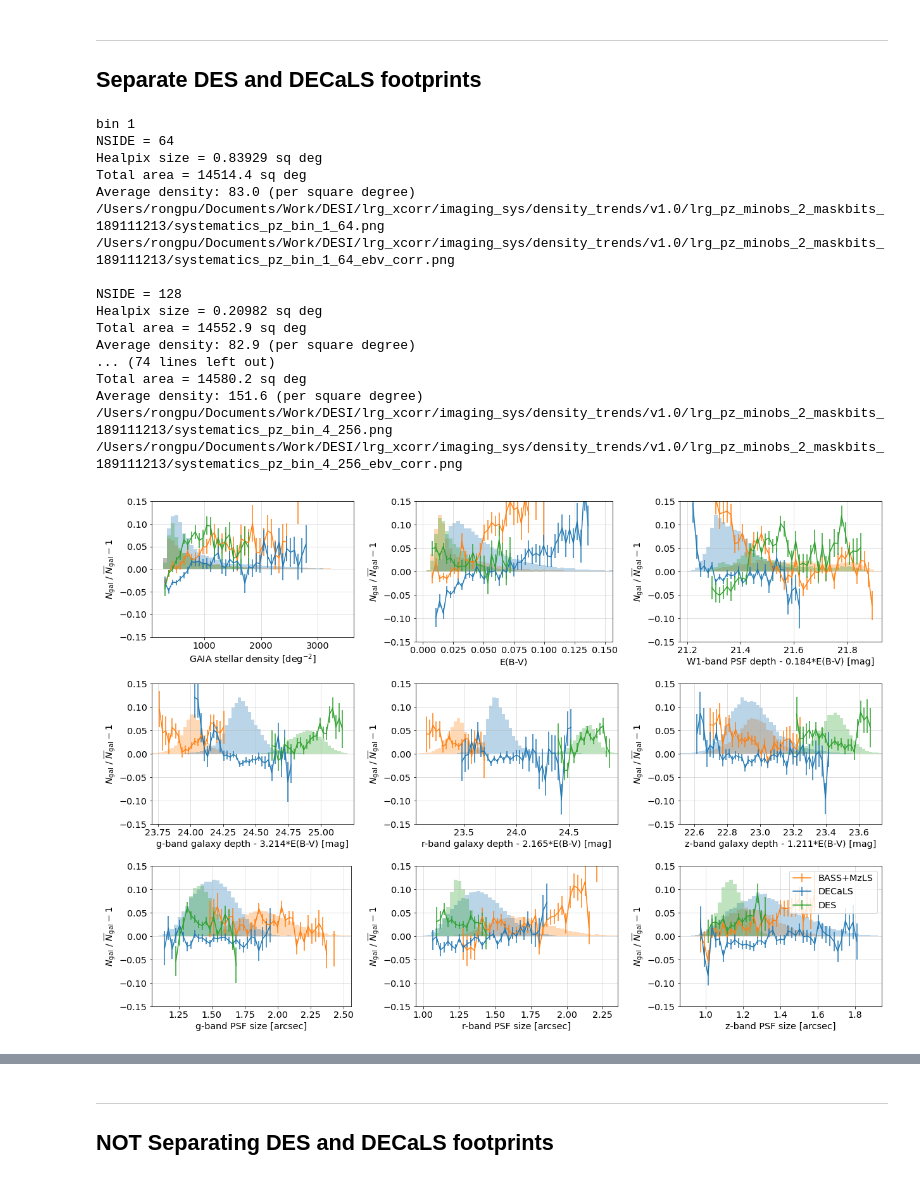
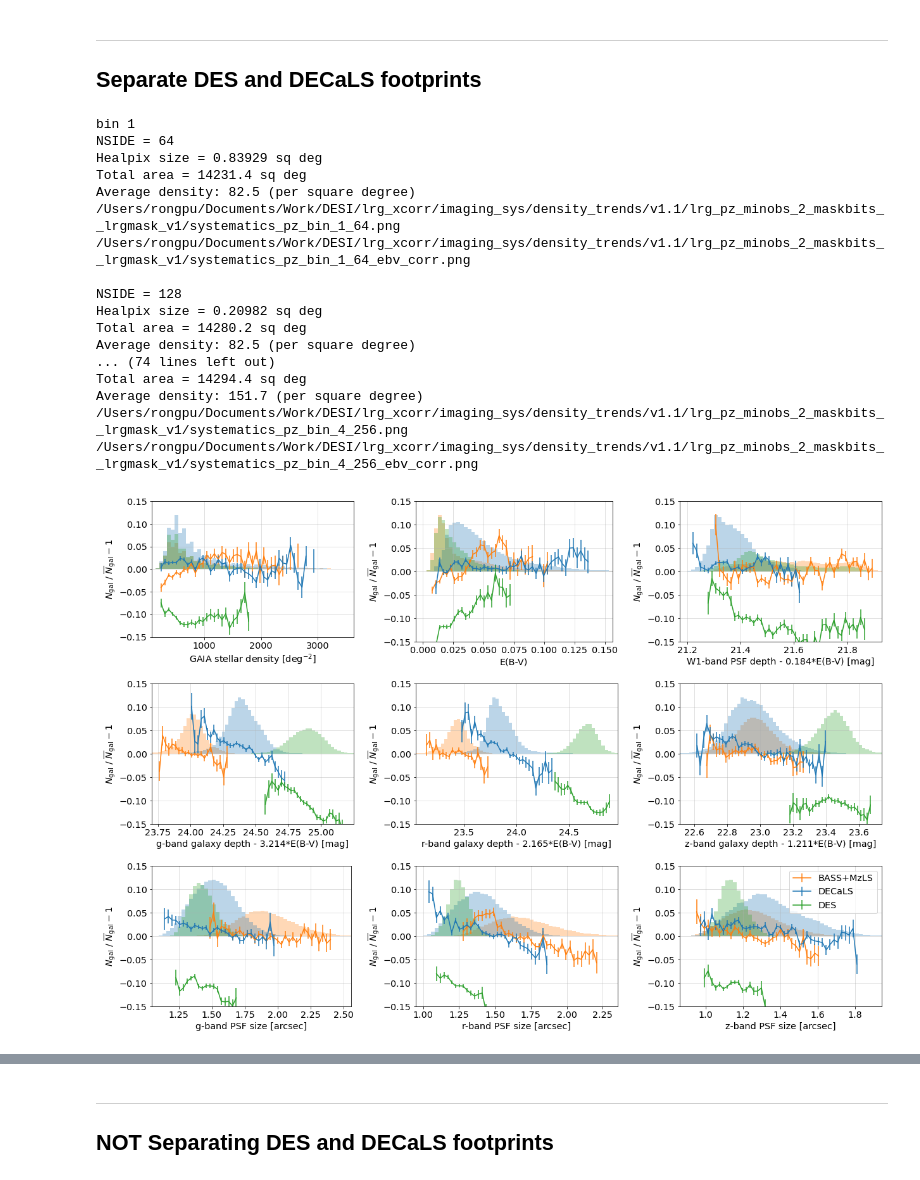
Before and after one commit to rongpu/desi-targets, a Jupyter notebook: lrg_xcorr/density_variations.ipynb, the cells around one changed output, grey strips where cells are left out. Drawn from its saved outputs; the diff is of its cells as text; code cells hidden in the pictures.

```diff
--- a/lrg_xcorr/density_variations.ipynb
+++ b/lrg_xcorr/density_variations.ipynb
@@ -112,10 +120,10 @@ for bin_index in range(1, 5):
             else:
                 field = 'south'
 
-            density = Table.read(os.path.join(target_densities_dir, 'density_map_lrg_pz_bin_{}_{}_nside_{}_minobs_{}_maskbits_{}.fits'.format(bin_index, field, nside, min_nobs, ''.join([str(tmp) for tmp in maskbits]))))
-            maps = Table.read(os.path.join(randoms_counts_dir, 'counts_{}_nside_{}_minobs_{}_maskbits_{}.fits'.format(field, nside, min_nobs, ''.join([str(tmp) for tmp in maskbits]))))
+            density = Table.read(os.path.join(target_densities_dir, 'density_map_lrg_pz_bin_{}_{}_nside_{}_minobs_{}.fits'.format(bin_index, field, nside, min_nobs)))
+            maps = Table.read(os.path.join(randoms_counts_dir, 'counts_{}_nside_{}_minobs_{}_maskbits_{}.fits'.format(field, nside, min_nobs, ''.join([str(tmp) for tmp in maskbits])+lrgmask_str)))
             maps = maps[maps['n_randoms']>0]
-            maps1 = Table.read(os.path.join(randoms_systematics_dir, 'systematics_{}_nside_{}_minobs_{}_maskbits_{}.fits'.format(field, nside, min_nobs, ''.join([str(tmp) for tmp in maskbits]))))
+            maps1 = Table.read(os.path.join(randoms_systematics_dir, 'systematics_{}_nside_{}_minobs_{}_maskbits_{}.fits'.format(field, nside, min_nobs, ''.join([str(tmp) for tmp in maskbits])+lrgmask_str)))
             maps1.remove_columns(['RA', 'DEC'])
             maps = join(maps, maps1, join_type='inner', keys='HPXPIXEL')
             maps = join(maps, density[['HPXPIXEL', 'n_targets']], join_type='outer', keys='HPXPIXEL').filled(0)
@@ -159,7 +167,7 @@ for bin_index in range(1, 5):
         else:
             minsize = 50
 
-        plot_dir = os.path.join(top_plot_dir, 'lrg_pz_minobs_{}_maskbits_{}'.format(min_nobs, ''.join([str(tmp) for tmp in maskbits])))
+        plot_dir = os.path.join(top_plot_dir, 'lrg_pz_minobs_{}_maskbits_{}'.format(min_nobs, ''.join([str(tmp) for tmp in maskbits])+lrgmask_str))
         if not os.path.isdir(plot_dir):
             os.makedirs(plot_dir)
 
@@ -221,21 +229,21 @@ for bin_index in range(1, 5):
 bin 1
 NSIDE = 64
 Healpix size = 0.83929 sq deg
-Total area = 14514.4 sq deg
-Average density: 83.0 (per square degree)
-/Users/rongpu/Documents/Work/DESI/lrg_xcorr/imaging_sys/density_trends/v1.0/lrg_pz_minobs_2_maskbits_189111213/systematics_pz_bin_1_64.png
-/Users/rongpu/Documents/Work/DESI/lrg_xcorr/imaging_sys/density_trends/v1.0/lrg_pz_minobs_2_maskbits_189111213/systematics_pz_bin_1_64_ebv_corr.png
+Total area = 14231.4 sq deg
+Average density: 82.5 (per square degree)
+/Users/rongpu/Documents/Work/DESI/lrg_xcorr/imaging_sys/density_trends/v1.1/lrg_pz_minobs_2_maskbits__lrgmask_v1/systematics_pz_bin_1_64.png
+/Users/rongpu/Documents/Work/DESI/lrg_xcorr/imaging_sys/density_trends/v1.1/lrg_pz_minobs_2_maskbits__lrgmask_v1/systematics_pz_bin_1_64_ebv_corr.png
 
 NSIDE = 128
 Healpix size = 0.20982 sq deg
-Total area = 14552.9 sq deg
-Average density: 82.9 (per square degree)
+Total area = 14280.2 sq deg
+Average density: 82.5 (per square degree)
 ... (74 lines left out)
-Total area = 14580.2 sq deg
-Average density: 151.6 (per square degree)
-/Users/rongpu/Documents/Work/DESI/lrg_xcorr/imaging_sys/density_trends/v1.0/lrg_pz_minobs_2_maskbits_189111213/systematics_pz_bin_4_256.png
-/Users/rongpu/Documents/Work/DESI/lrg_xcorr/imaging_sys/density_trends/v1.0/lrg_pz_minobs_2_maskbits_189111213/systematics_pz_bin_4_256_ebv_corr.png
+Total area = 14294.4 sq deg
+Average density: 151.7 (per square degree)
+/Users/rongpu/Documents/Work/DESI/lrg_xcorr/imaging_sys/density_trends/v1.1/lrg_pz_minobs_2_maskbits__lrgmask_v1/systematics_pz_bin_4_256.png
+/Users/rongpu/Documents/Work/DESI/lrg_xcorr/imaging_sys/density_trends/v1.1/lrg_pz_minobs_2_maskbits__lrgmask_v1/systematics_pz_bin_4_256_ebv_corr.png
 # %%
-Image('/Users/rongpu/Documents/Work/DESI/lrg_xcorr/imaging_sys/density_trends/v1.0/lrg_pz_minobs_2_maskbits_189111213/systematics_pz_bin_1_128_ebv_corr.png')
+Image('/Users/rongpu/Documents/Work/DESI/lrg_xcorr/imaging_sys/density_trends/v1.1/lrg_pz_minobs_2_maskbits__lrgmask_v1/systematics_pz_bin_4_256_ebv_corr.png')
 # %% [output]
-[figure, old version]
+[figure, new version]
```
Also changed, not shown: parts of 6 cells of this notebook, 21 other files.
